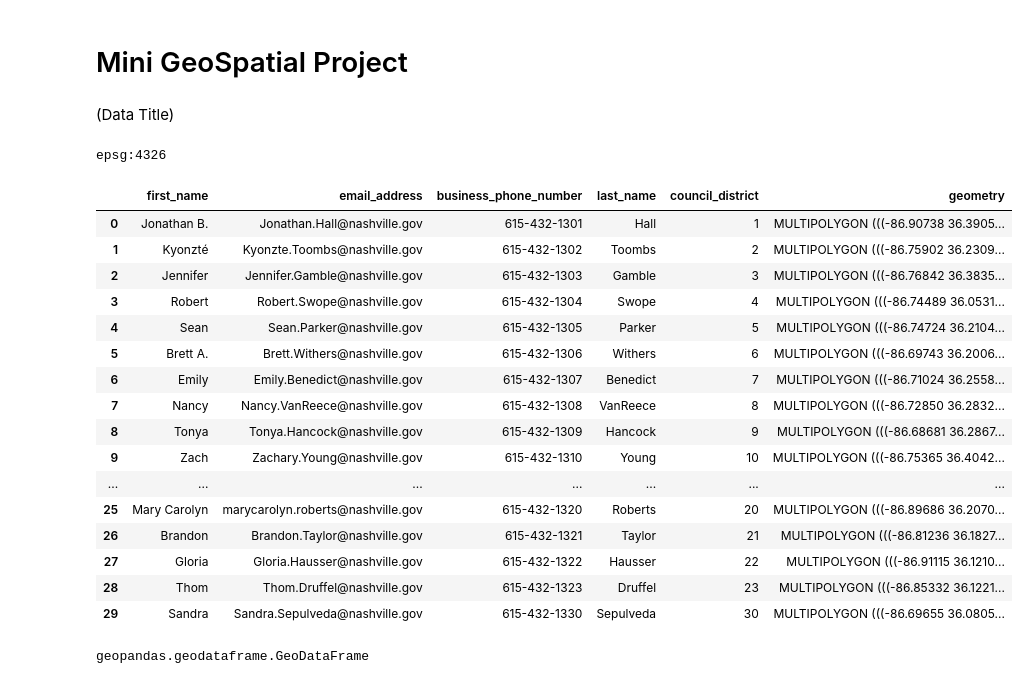
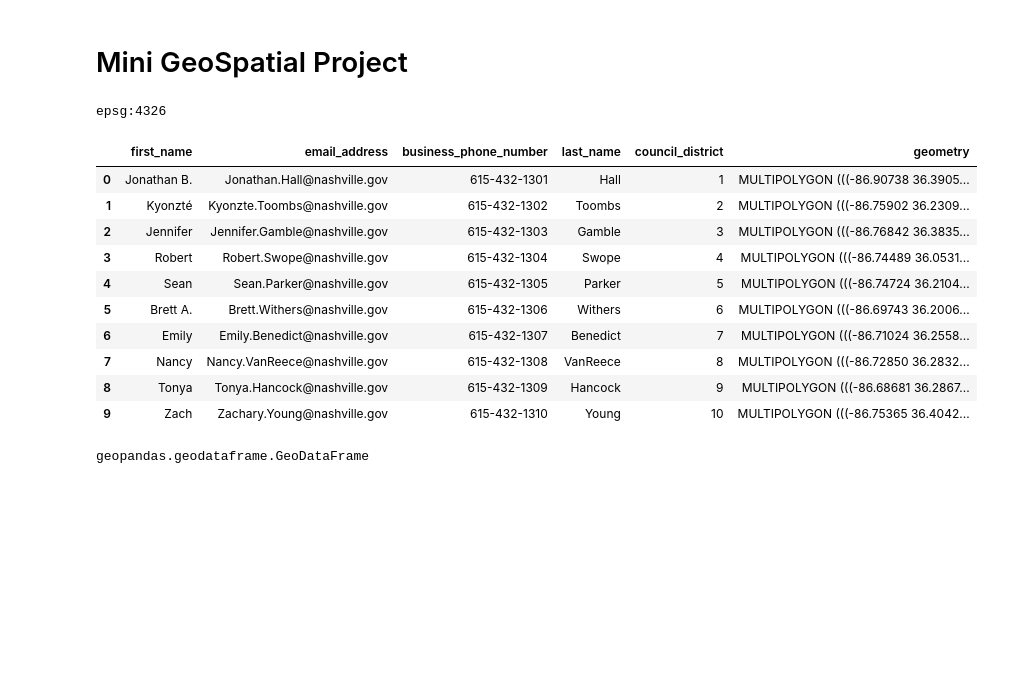
Before and after one commit to RyanButler47/geospatial_python_workshop-RyanButler47, a Jupyter notebook: notebooks/mini_geospatial_project.ipynb, the cells around one changed output. Cells and saved outputs as stored; diff of their text form; code cells hidden in the pictures; blank space fills up the shorter version.

```diff
--- a/notebooks/mini_geospatial_project.ipynb
+++ b/notebooks/mini_geospatial_project.ipynb
@@ -1,7 +1,5 @@
 # %% [markdown]
 # Mini GeoSpatial Project
-# %% [markdown]
-(Data Title)
 # %%
 from shapely.geometry import Point
 import pandas as pd
@@ -13,26 +11,20 @@ from folium.plugins import FastMarkerCluster
 # %%
 district_maps = gpd.read_file('../data/council_district_outlines.geojson')
 print(district_maps.crs)
-district_maps.head(30)
+district_maps.head(10)
 # %% [output]
 epsg:4326
 |  | first_name | email_address | business_phone_number | last_name | council_district | geometry |
 | 0 | Jonathan B. | Jonathan.Hall@nashville.gov | 615-432-1301 | Hall | 1 | MULTIPOLYGON (((-86.90738 36.3905... |
 | 1 | Kyonzté | Kyonzte.Toombs@nashville.gov | 615-432-1302 | Toombs | 2 | MULTIPOLYGON (((-86.75902 36.2309... |
 | 2 | Jennifer | Jennifer.Gamble@nashville.gov | 615-432-1303 | Gamble | 3 | MULTIPOLYGON (((-86.76842 36.3835... |
 | 3 | Robert | Robert.Swope@nashville.gov | 615-432-1304 | Swope | 4 | MULTIPOLYGON (((-86.74489 36.0531... |
 | 4 | Sean | Sean.Parker@nashville.gov | 615-432-1305 | Parker | 5 | MULTIPOLYGON (((-86.74724 36.2104... |
 | 5 | Brett A. | Brett.Withers@nashville.gov | 615-432-1306 | Withers | 6 | MULTIPOLYGON (((-86.69743 36.2006... |
 | 6 | Emily | Emily.Benedict@nashville.gov | 615-432-1307 | Benedict | 7 | MULTIPOLYGON (((-86.71024 36.2558... |
 | 7 | Nancy | Nancy.VanReece@nashville.gov | 615-432-1308 | VanReece | 8 | MULTIPOLYGON (((-86.72850 36.2832... |
 | 8 | Tonya | Tonya.Hancock@nashville.gov | 615-432-1309 | Hancock | 9 | MULTIPOLYGON (((-86.68681 36.2867... |
 | 9 | Zach | Zachary.Young@nashville.gov | 615-432-1310 | Young | 10 | MULTIPOLYGON (((-86.75365 36.4042... |
-| ... | ... | ... | ... | ... | ... | ... |
-| 25 | Mary Carolyn | marycarolyn.roberts@nashville.gov | 615-432-1320 | Roberts | 20 | MULTIPOLYGON (((-86.89686 36.2070... |
-| 26 | Brandon | Brandon.Taylor@nashville.gov | 615-432-1321 | Taylor | 21 | MULTIPOLYGON (((-86.81236 36.1827... |
-| 27 | Gloria | Gloria.Hausser@nashville.gov | 615-432-1322 | Hausser | 22 | MULTIPOLYGON (((-86.91115 36.1210... |
-| 28 | Thom | Thom.Druffel@nashville.gov | 615-432-1323 | Druffel | 23 | MULTIPOLYGON (((-86.85332 36.1221... |
-| 29 | Sandra | Sandra.Sepulveda@nashville.gov | 615-432-1330 | Sepulveda | 30 | MULTIPOLYGON (((-86.69655 36.0805... |
 # %%
 type(district_maps)
 # %% [output]
```
Also changed, not shown: parts of 20 cells of this notebook, 5 other files.
